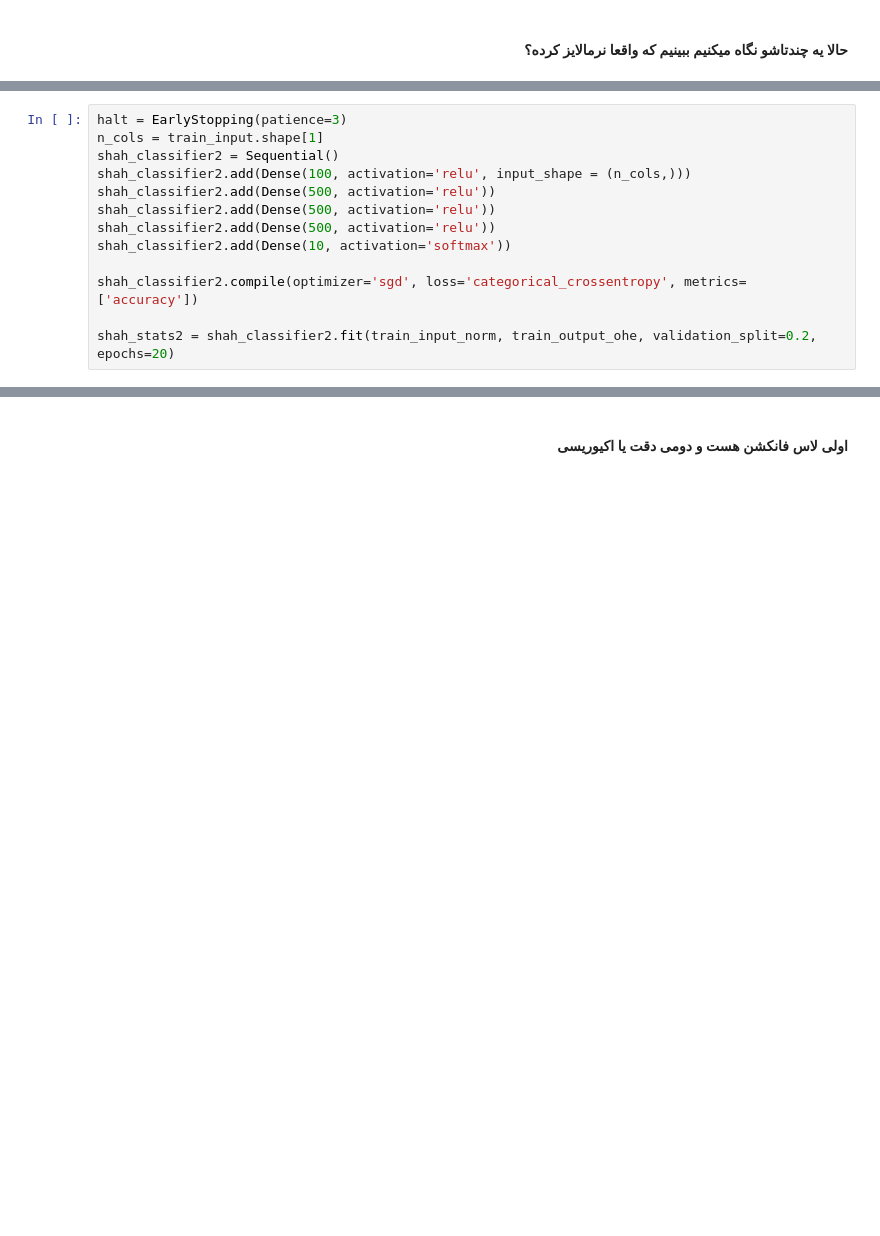
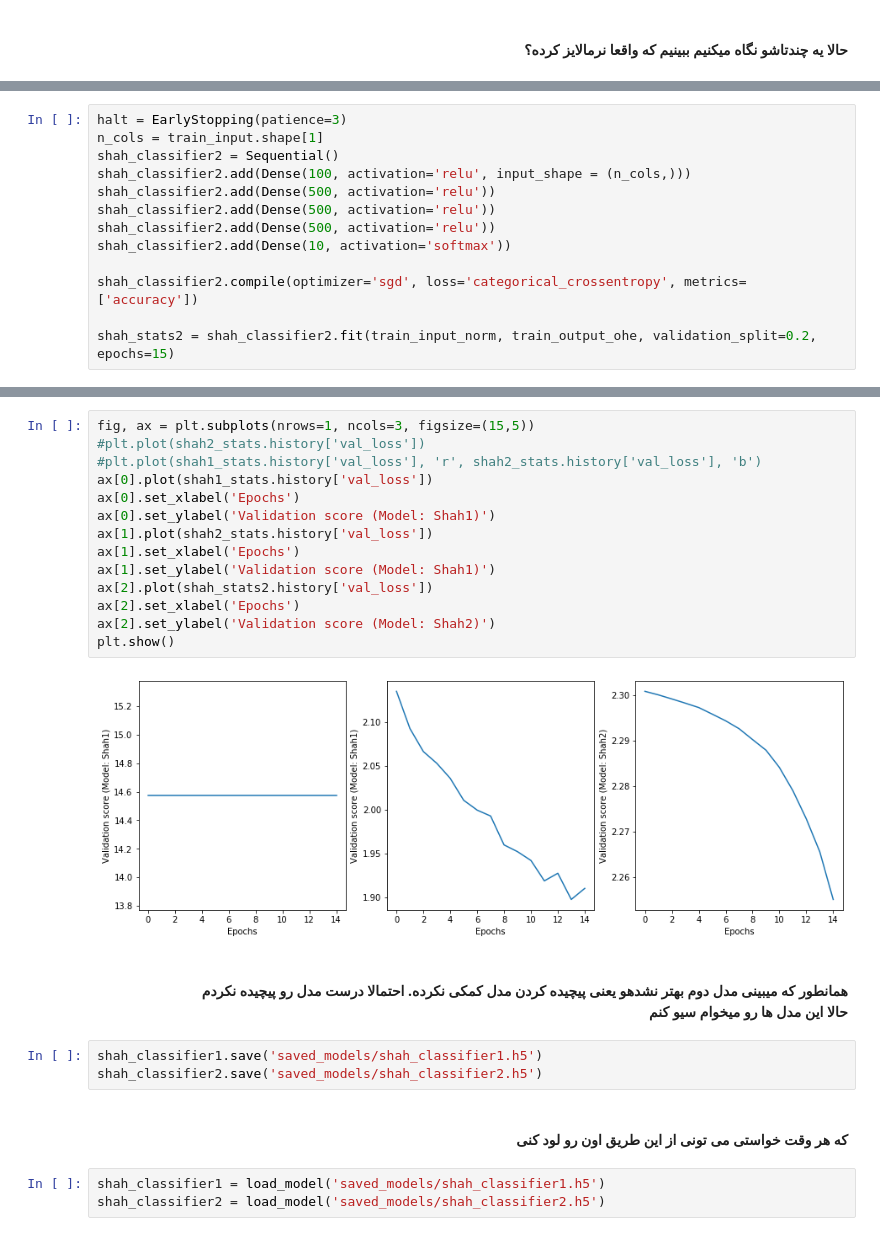
Before and after one commit to ShahrokhGit/DL_Practice, a Jupyter notebook: CNN_Chapter01.ipynb, the cells around one changed output, grey strips where cells are left out. Cells and saved outputs as stored; diff of their text form; blank space fills up the shorter version.

```diff
--- a/CNN_Chapter01.ipynb
+++ b/CNN_Chapter01.ipynb
@@ -614,5 +661,5 @@ shah_classifier2.add(Dense(10, activation='softmax'))
 
 shah_classifier2.compile(optimizer='sgd', loss='categorical_crossentropy', metrics=['accuracy'])
 
-shah_stats2 = shah_classifier2.fit(train_input_norm, train_output_ohe, validation_split=0.2, epochs=20)
+shah_stats2 = shah_classifier2.fit(train_input_norm, train_output_ohe, validation_split=0.2, epochs=15)
 # %% [output]
@@ -663,5 +713,36 @@ shah_classifier2.evaluate(test_input, test_output_ohe)
+# %%
+fig, ax = plt.subplots(nrows=1, ncols=3, figsize=(15,5))
+#plt.plot(shah2_stats.history['val_loss'])
+#plt.plot(shah1_stats.history['val_loss'], 'r', shah2_stats.history['val_loss'], 'b')
+ax[0].plot(shah1_stats.history['val_loss'])
+ax[0].set_xlabel('Epochs')
+ax[0].set_ylabel('Validation score (Model: Shah1)')
+ax[1].plot(shah2_stats.history['val_loss'])
+ax[1].set_xlabel('Epochs')
+ax[1].set_ylabel('Validation score (Model: Shah1)')
+ax[2].plot(shah_stats2.history['val_loss'])
+ax[2].set_xlabel('Epochs')
+ax[2].set_ylabel('Validation score (Model: Shah2)')
+plt.show()
+# %% [output]
+[figure, added]
+# %% [markdown]
+<div align='right'>
+    <font size=3, style='font-family:B Nazanin'>
+        <b>
+            <br> همانطور که میبینی مدل دوم بهتر نشدهو یعنی پیچیده کردن مدل کمکی نکرده. احتمالا درست مدل رو پیچیده نکردم
+            <br> حالا این مدل ها رو میخوام سیو کنم
+        </b>
+    </font>
+    </div>
+# %%
+shah_classifier1.save('saved_models/shah_classifier1.h5')
+shah_classifier2.save('saved_models/shah_classifier2.h5')
 # %% [markdown]
 <div align='right'>
     <font size=3, style='font-family:B Nazanin'>
         <b>
-            <br> اولی لاس فانکشن هست و دومی دقت یا اکیوریسی
+            <br> که هر وقت خواستی می تونی از این طریق اون رو لود کنی
+# %%
+shah_classifier1 = load_model('saved_models/shah_classifier1.h5')
+shah_classifier2 = load_model('saved_models/shah_classifier2.h5')
```
Also changed, not shown: parts of 44 cells of this notebook, 2 other files.
